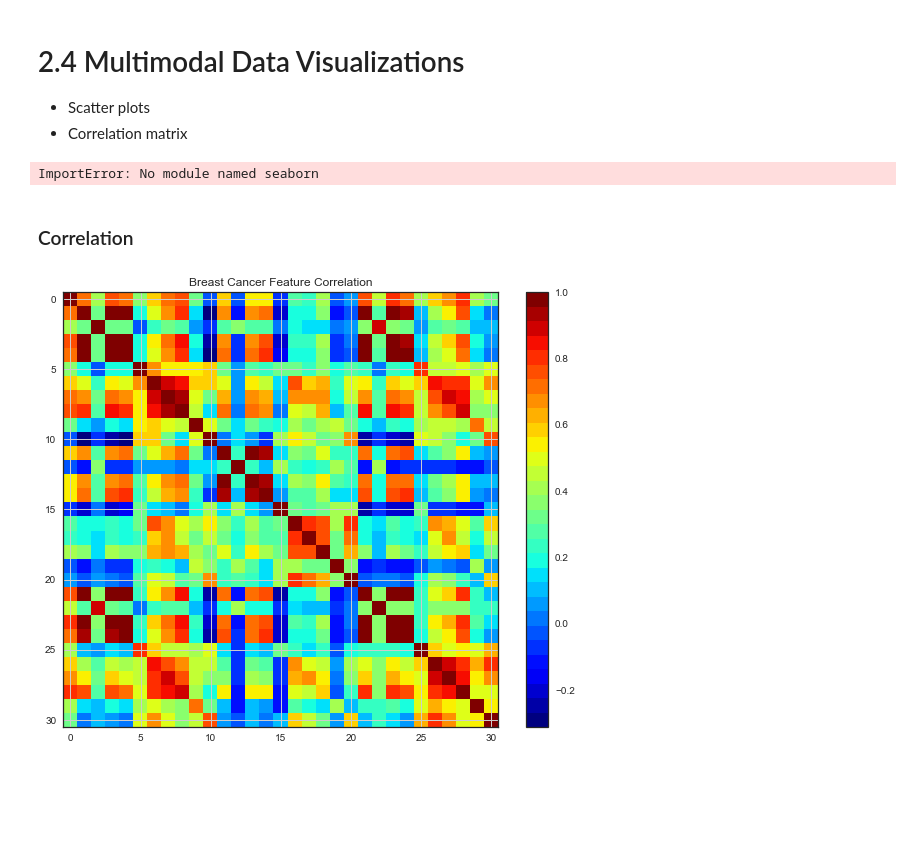
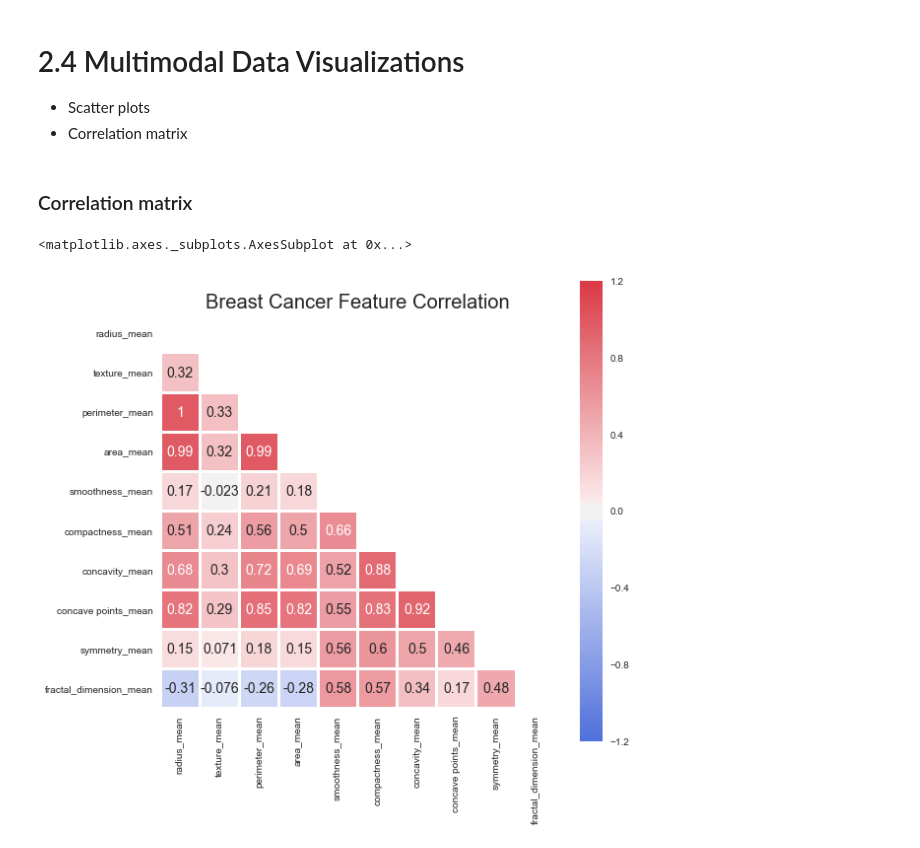
Before and after one commit to Jean-njoroge/Breast-cancer-risk-prediction, a Jupyter notebook: NB2_ExploratoryDataAnalysis.ipynb, the cells around one changed output. Drawn from its saved outputs; the diff is of its cells as text; code cells hidden in the pictures; blank space fills up the shorter version.

Commit message:
add corr_analysis

```diff
--- a/NB2_ExploratoryDataAnalysis.ipynb
+++ b/NB2_ExploratoryDataAnalysis.ipynb
@@ -220,30 +207,37 @@ plt=data_worst.plot(kind= 'box' , subplots=True, layout=(4,4), sharex=False, sha
 # 2.4 Multimodal Data Visualizations
 * Scatter plots
 * Correlation matrix
+# %% [markdown]
+### Correlation matrix
 # %%
 # plot correlation matrix
 import pandas as pd
 import numpy as np
 import seaborn as sns
+from matplotlib import pyplot as plt
+
+plt.style.use('fivethirtyeight')
+sns.set_style("white")
 
 data = pd.read_csv('data/clean-data.csv', index_col=False)
 data.drop('Unnamed: 0',axis=1, inplace=True)
 # Compute the correlation matrix
-corr = data.corr()
+corr = data_mean.corr()
 
 # Generate a mask for the upper triangle
 mask = np.zeros_like(corr, dtype=np.bool)
 mask[np.triu_indices_from(mask)] = True
 
 # Set up the matplotlib figure
-df, ax = plt.subplots(figsize=(10, 4))
+data, ax = plt.subplots(figsize=(8, 8))
+plt.title('Breast Cancer Feature Correlation')
 
 # Generate a custom diverging colormap
 cmap = sns.diverging_palette(260, 10, as_cmap=True)
 
 # Draw the heatmap with the mask and correct aspect ratio
-sns.heatmap(corr, vmax=.8, square=True, cmap=cmap, mask=mask, ax=ax)
+sns.heatmap(corr, vmax=1.2, square='square', cmap=cmap, mask=mask,
+            ax=ax,annot=True, fmt='.2g',linewidths=2)
 # %% [output]
-ImportError: No module named seaborn
+<matplotlib.axes._subplots.AxesSubplot at 0x...>
+[figure, added]
-# %% [markdown]
-### Correlation
@@ -266,4 +243,0 @@ def correlation_matrix(df):
-# %%
-correlation_matrix(data)
-# %% [output]
-[figure, removed]
```
Also changed, not shown: parts of 19 cells of this notebook.
